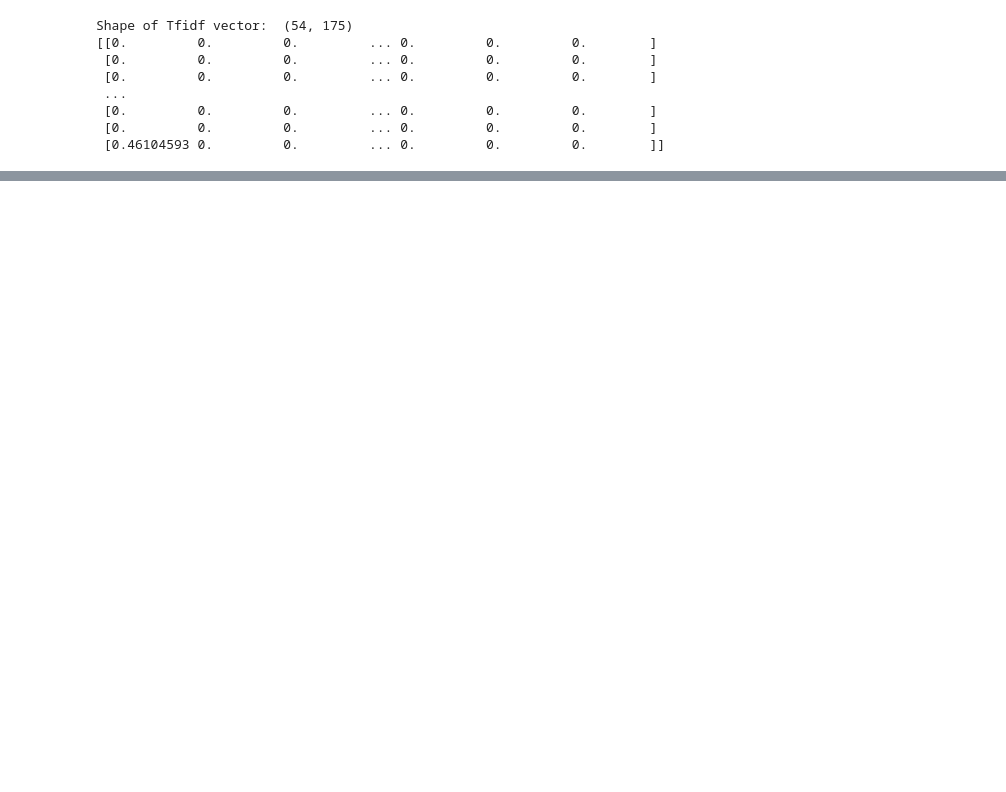
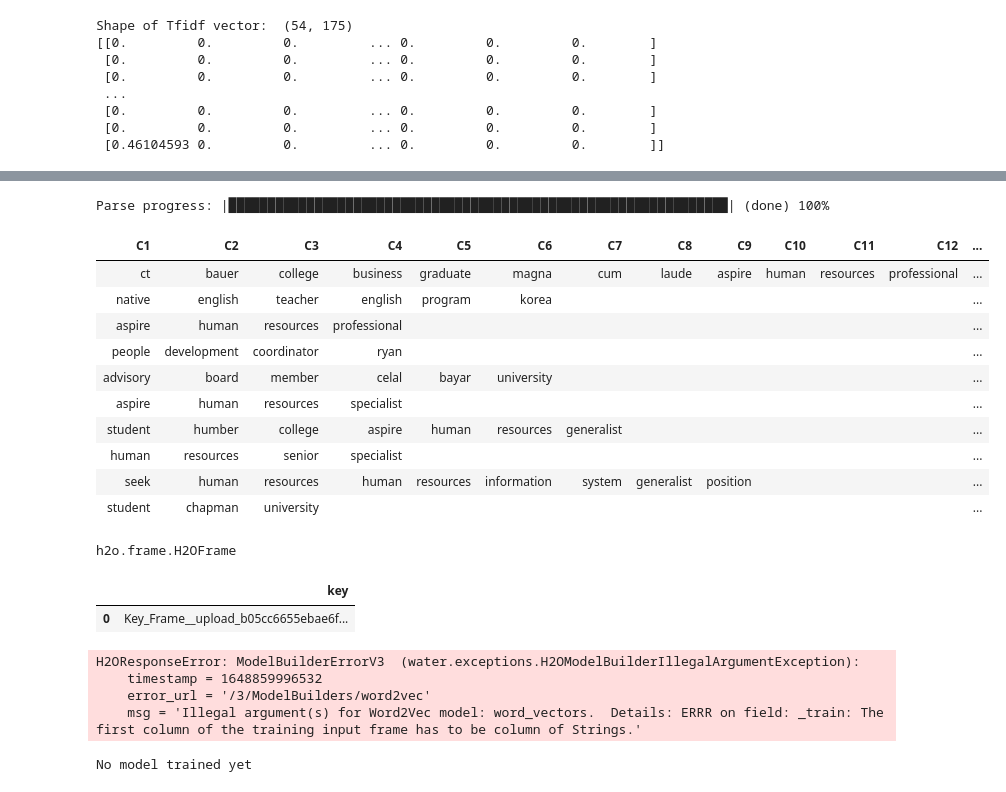
Before and after one commit to vidya2901/wE00VqdcSPq5mT6f, a Jupyter notebook: Potential Talents.ipynb, the cells around one changed output, grey strips where cells are left out. Saved outputs shown, nothing was run; the diff lists cells and outputs as text; code cells hidden in the pictures; blank space fills up the shorter version.

```diff
--- a/Potential Talents.ipynb
+++ b/Potential Talents.ipynb
@@ -297,0 +263,11 @@ w2vec.wv.vocab
+# %%
+# Tokenization of each document
+tokenized_sent = []
+lines = df_nodups['job_lemmatized']
+
+for line in lines:
+    # tokenize the text
+    tokens = word_tokenize(line)
+    tokens = [w.lower() for w in tokens]
+    tokenized_sent.append(tokens)
+tokenized_sent[0:5]
@@ -297,0 +291,25 @@ w2vec.wv.vocab
+# %%
+frame = h2o.H2OFrame(tokenized_sent)
+frame
+# %% [output]
+Parse progress: |████████████████████████████████████████████████████████████████| (done) 100%
+| C1 | C2 | C3 | C4 | C5 | C6 | C7 | C8 | C9 | C10 | C11 | C12 | ... |
+| ct | bauer | college | business | graduate | magna | cum | laude | aspire | human | resources | professional | ... |
+| native | english | teacher | english | program | korea |  |  |  |  |  |  | ... |
+| aspire | human | resources | professional |  |  |  |  |  |  |  |  | ... |
+| people | development | coordinator | ryan |  |  |  |  |  |  |  |  | ... |
+| advisory | board | member | celal | bayar | university |  |  |  |  |  |  | ... |
+| aspire | human | resources | specialist |  |  |  |  |  |  |  |  | ... |
+| student | humber | college | aspire | human | resources | generalist |  |  |  |  |  | ... |
+| human | resources | senior | specialist |  |  |  |  |  |  |  |  | ... |
+| seek | human | resources | human | resources | information | system | generalist | position |  |  |  | ... |
+| student | chapman | university |  |  |  |  |  |  |  |  |  | ... |
+# %%
+type(frame)
+# %% [output]
+h2o.frame.H2OFrame
+# %%
+h2o.ls()
+# %% [output]
+|  | key |
+| 0 | Key_Frame__upload_b05cc6655ebae6f... |
@@ -297,0 +321,13 @@ w2vec.wv.vocab
+# %%
+from h2o.estimators.word2vec import H2OWord2vecEstimator
+word_vectors_model = H2OWord2vecEstimator( model_id = "word_vectors", vec_size = 100)
+word_vectors_model.train(training_frame = frame)
+# %% [output]
+H2OResponseError: ModelBuilderErrorV3  (water.exceptions.H2OModelBuilderIllegalArgumentException):
+    timestamp = 1648859996532
+    error_url = '/3/ModelBuilders/word2vec'
+    msg = 'Illegal argument(s) for Word2Vec model: word_vectors.  Details: ERRR on field: _train: The first column of the training input frame has to be column of Strings.'
+# %%
+word_vectors_model
+# %% [output]
+No model trained yet
```
Also changed, not shown: parts of 27 cells of this notebook.
